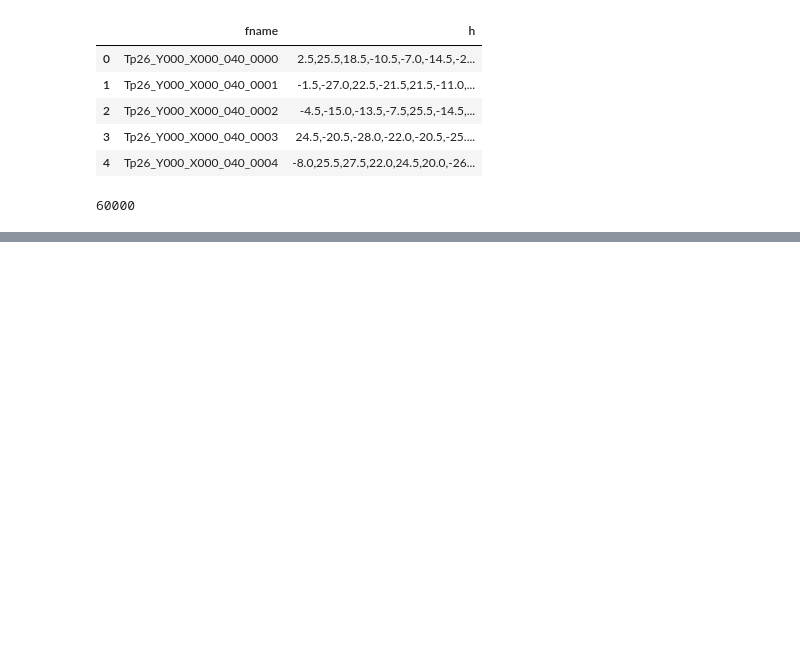
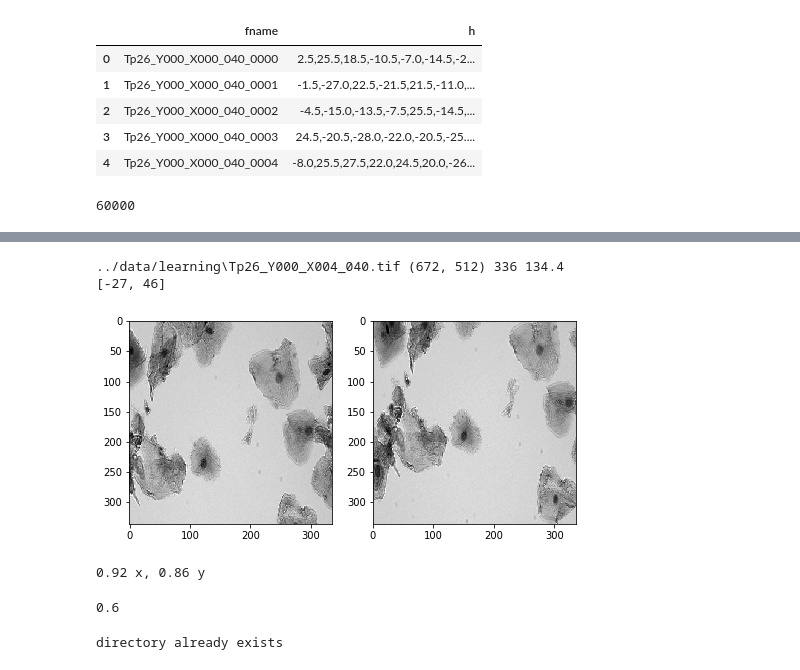
Before and after one commit to tristaaan/stitch-eval, a Jupyter notebook: notebooks/HNet_data_preprocessor.ipynb, the cells around one changed output, grey strips where cells are left out. Cells and saved outputs as stored; diff of their text form; code cells hidden in the pictures; blank space fills up the shorter version.

Commit message:
added rigid hnet

```diff
--- a/notebooks/HNet_data_preprocessor.ipynb
+++ b/notebooks/HNet_data_preprocessor.ipynb
@@ -164,0 +207,71 @@ len(df)
+# %%
+new_size = 672 # 1/2 original, same as paper
+patch_size = new_size // 2 # 1/2 image
+rho = patch_size * 4/10 # 2/5th potential distortion = 60% minimum overlap
+
+fname = all_files[4]
+im = cv2.imread(fname, cv2.IMREAD_UNCHANGED)
+im = cv2.resize(im, aspect_resize(new_size, im.shape), interpolation=cv2.INTER_NEAREST)
+print(fname, im.shape, patch_size, rho)
+a,b,h = create_rigid_patches(im, patch_size, rho)
+
+fig, (ref, mov) = plt.subplots(1, 2, figsize=(8, 4))
+print(h)
+ref.imshow(a, cmap='gray')
+mov.imshow(b, cmap='gray')
+plt.show()
+print('%.02f x, %0.02f y' % ((patch_size-abs(h[0]))/patch_size, (patch_size-abs(h[1]))/patch_size))
+# %% [output]
+../data/learning\Tp26_Y000_X004_040.tif (672, 512) 336 134.4
+[-27, 46]
+[figure, added]
+0.92 x, 0.86 y
+# %%
+#minimum overlap
+(patch_size - rho) / patch_size
+# %% [output]
+0.6
+# %%
+df = pd.DataFrame(columns=['fname', 'h'])
+new_size = 672 # 1/2 original, same as paper
+patch_size = new_size // 2 # 1/2 image
+rho = patch_size * 4/10 # 2/5th potential distortion = 60% minimum overlap
+
+output_size = (128, 128)
+ratio = output_size[0] / patch_size
+
+'''
+we have 8*15 = 120 images right now...
+100 = 1200
+500 = 60,000
+750 = 90,000
+1000 = 120,000
+4167 = 500,040
+'''
+
+output_dir = '../data/hnet_rigid_training_128'
+try:
+    mkdir(output_dir)
+except FileExistsError:
+    print('directory already exists')
+
+patches_per_image = 500
+
+for f in all_files:
+    fname,ext = os.path.basename(f).split('.')
+    for p in range(0, patches_per_image):
+        im = cv2.imread(f, cv2.IMREAD_UNCHANGED)
+        im = cv2.resize(im, aspect_resize(new_size, im.shape))
+        A,B,Hab = create_rigid_patches(im, patch_size, rho)
+        fbase = '%s_%s' % (fname, str(p).rjust(4, '0'))
+        A_name = '%s_A.%s' % (fbase, ext)
+        B_name = '%s_B.%s' % (fbase, ext)
+        cv2.imwrite(os.path.join(output_dir, A_name), cv2.resize(A, output_size, interpolation=cv2.INTER_NEAREST))
+        cv2.imwrite(os.path.join(output_dir, B_name), cv2.resize(B, output_size, interpolation=cv2.INTER_NEAREST))
+        mod_Hab = np.array(Hab) * ratio
+        hab_1d = ','.join(list(map(lambda x: '%0.03f' % float(x), mod_Hab.reshape(1,2)[0].tolist())))
+        df = df.append({'fname':fbase, 'h':hab_1d}, ignore_index=True)
+
+df.to_csv(os.path.join(output_dir, 'homographies.tsv'),sep='\t')
+# %% [output]
+directory already exists
```
Also changed, not shown: parts of 4 cells of this notebook, 2 other files.
